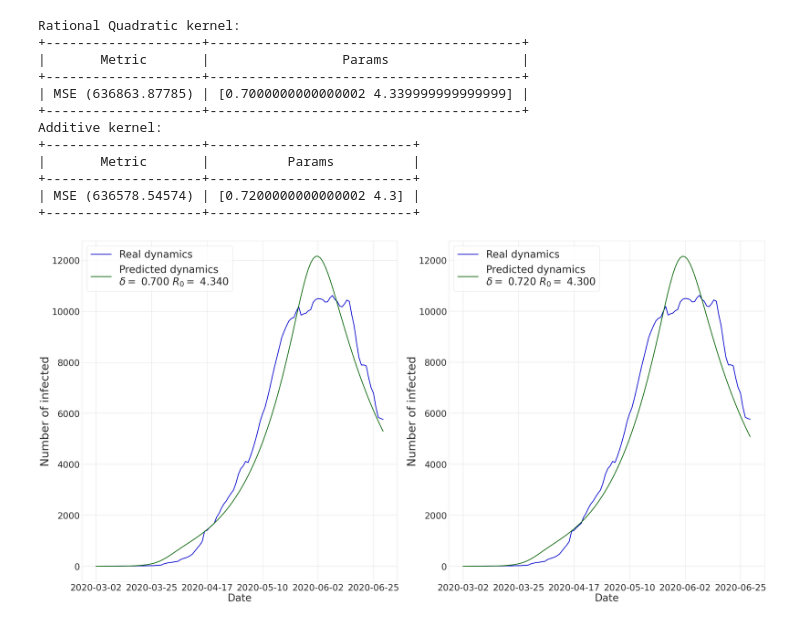
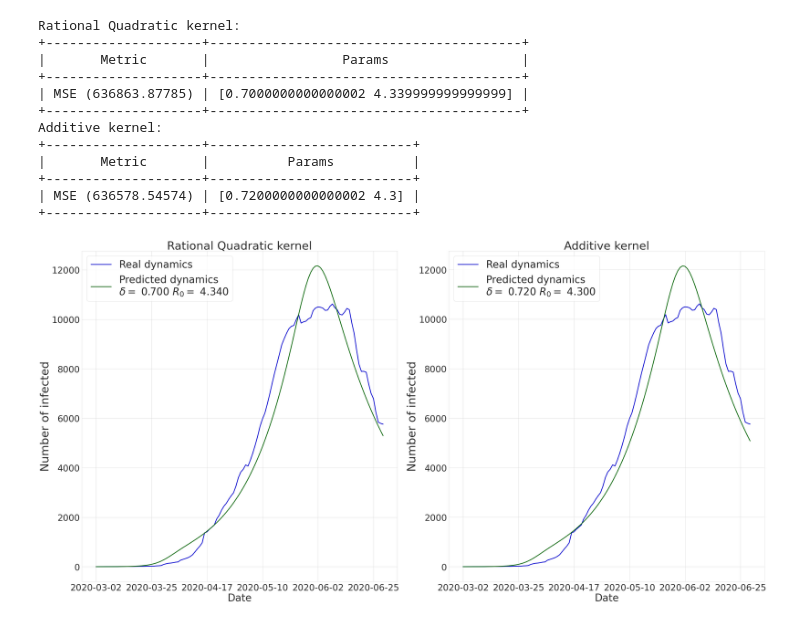
Before and after one commit to vnleonenko/COVID_AI, a Jupyter notebook: matveeva/SEIRD/example.ipynb, the cells around one changed output. Drawn from its saved outputs; the diff is of its cells as text; code cells hidden in the pictures.

```diff
--- a/matveeva/SEIRD/example.ipynb
+++ b/matveeva/SEIRD/example.ipynb
@@ -338,31 +338,33 @@ params_rq = r'$\delta=$' + f'{best_params_rq_[0]: 0.3f} ' + r'$R_{0}=$' + f'{bes
 params_add = r'$\delta=$' + f'{best_params_add_[0]: 0.3f} ' + r'$R_{0}=$' + f'{best_params_add_[1]: 0.3f}'
 
 x_axis = data_.index[:len(data_.index)-1]
 x_axis_lst = []
 
 for date in x_axis:
     x_axis_lst.append(date.strftime("%Y-%m-%d"))
 
 fig, axs = plt.subplots(1, 2, figsize=(40, 20), layout='constrained')
 
 axs[0].plot(x_axis_lst, y_true, linewidth = 3, color='mediumblue', label='Real dynamics')
 axs[0].plot(x_axis_lst, best_curve_rq_, linewidth = 3, color='darkgreen', label=f'Predicted dynamics\n{params_rq}')
 axs[0].set_xlabel('Date', fontsize=40)
 axs[0].set_ylabel('Number of infected', fontsize=45)
+axs[0].set_title('Rational Quadratic kernel', fontsize=45)
 axs[0].legend(prop={'size': 40})
 axs[0].xaxis.set_major_locator(ticker.MultipleLocator(23))
 
 axs[1].plot(x_axis_lst, y_true, linewidth = 3, color='mediumblue', label='Real dynamics')
 axs[1].plot(x_axis_lst, best_curve_add_, linewidth = 3, color='darkgreen', label=f'Predicted dynamics\n{params_add}')
 axs[1].set_xlabel('Date', fontsize=40)
 axs[1].set_ylabel('Number of infected', fontsize=45)
+axs[1].set_title('Additive kernel', fontsize=45)
 axs[1].legend(prop={'size': 40})
 axs[1].xaxis.set_major_locator(ticker.MultipleLocator(23))
 
 axs[0].grid(True)
 axs[1].grid(True)
 
 axs[0].tick_params(axis='both', which='major', labelsize=35)
 axs[1].tick_params(axis='both', which='major', labelsize=35)
 # %% [output]
-[figure, old version]
+[figure, new version]
```
Also changed, not shown: parts of 2 cells of this notebook.
